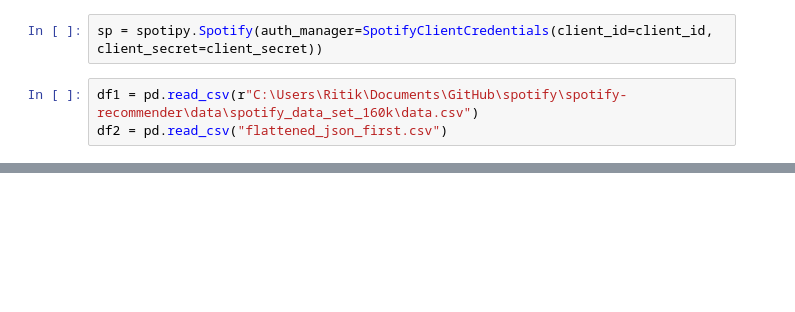
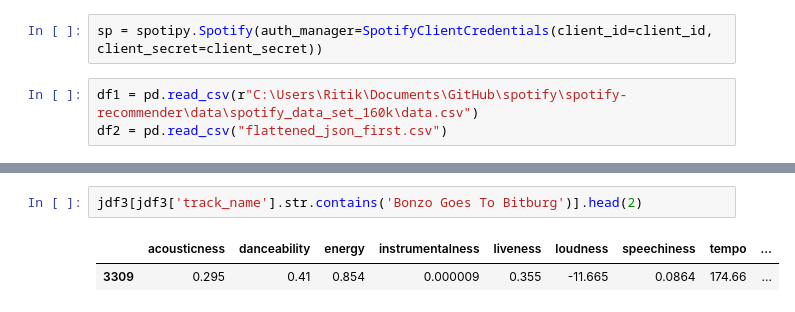
Before and after one commit to ritikrana3906/spotify, a Jupyter notebook: spotify-recommender/notebooks/3_kaggle_data_eda.ipynb, the cells around one changed output, grey strips where cells are left out. Drawn from its saved outputs; the diff is of its cells as text; blank space fills up the shorter version.

```diff
--- a/spotify-recommender/notebooks/3_kaggle_data_eda.ipynb
+++ b/spotify-recommender/notebooks/3_kaggle_data_eda.ipynb
@@ -111,0 +249,5 @@ def recommend_similar_tracks(track_id, top_n=10):
+# %%
+jdf3[jdf3['track_name'].str.contains('Bonzo Goes To Bitburg')].head(2)
+# %% [output]
+|  | acousticness | danceability | energy | instrumentalness | liveness | loudness | speechiness | tempo | ... |
+| 3309 | 0.295 | 0.41 | 0.854 | 0.000009 | 0.355 | -11.665 | 0.0864 | 174.66 | ... |
```
Also changed, not shown: parts of 42 cells of this notebook, 11 other files.
